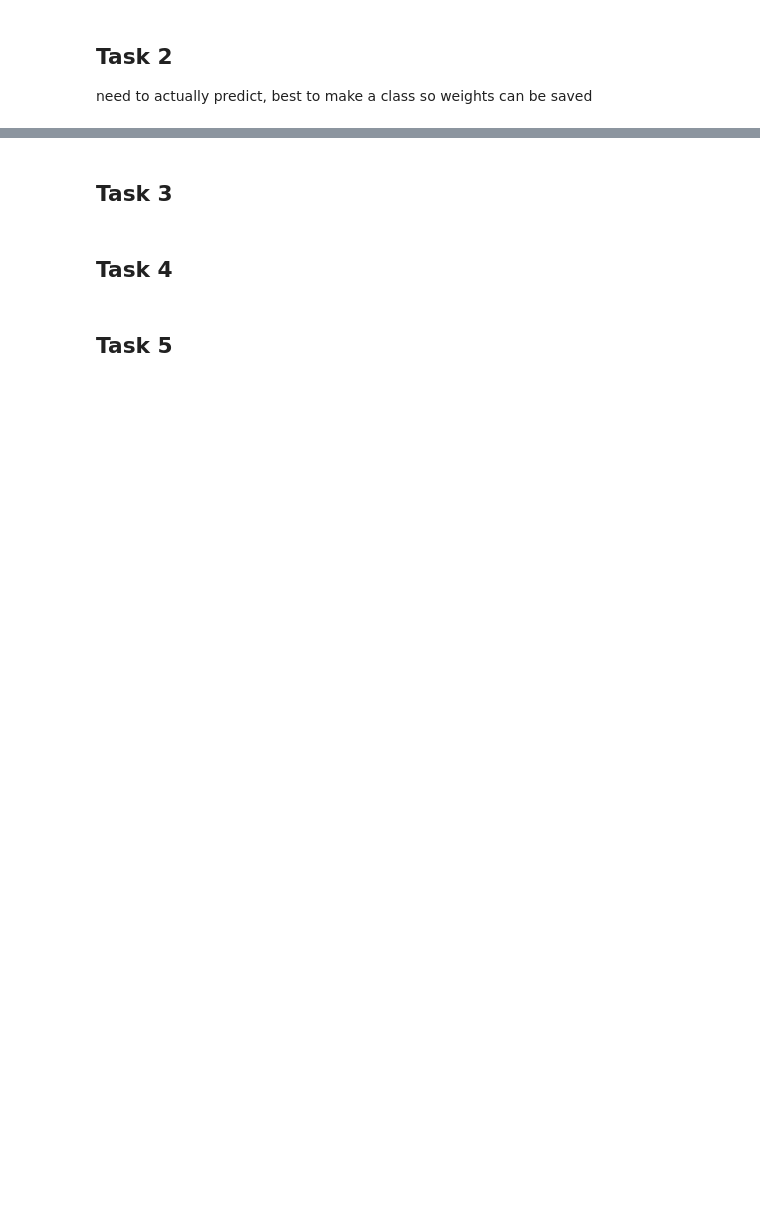
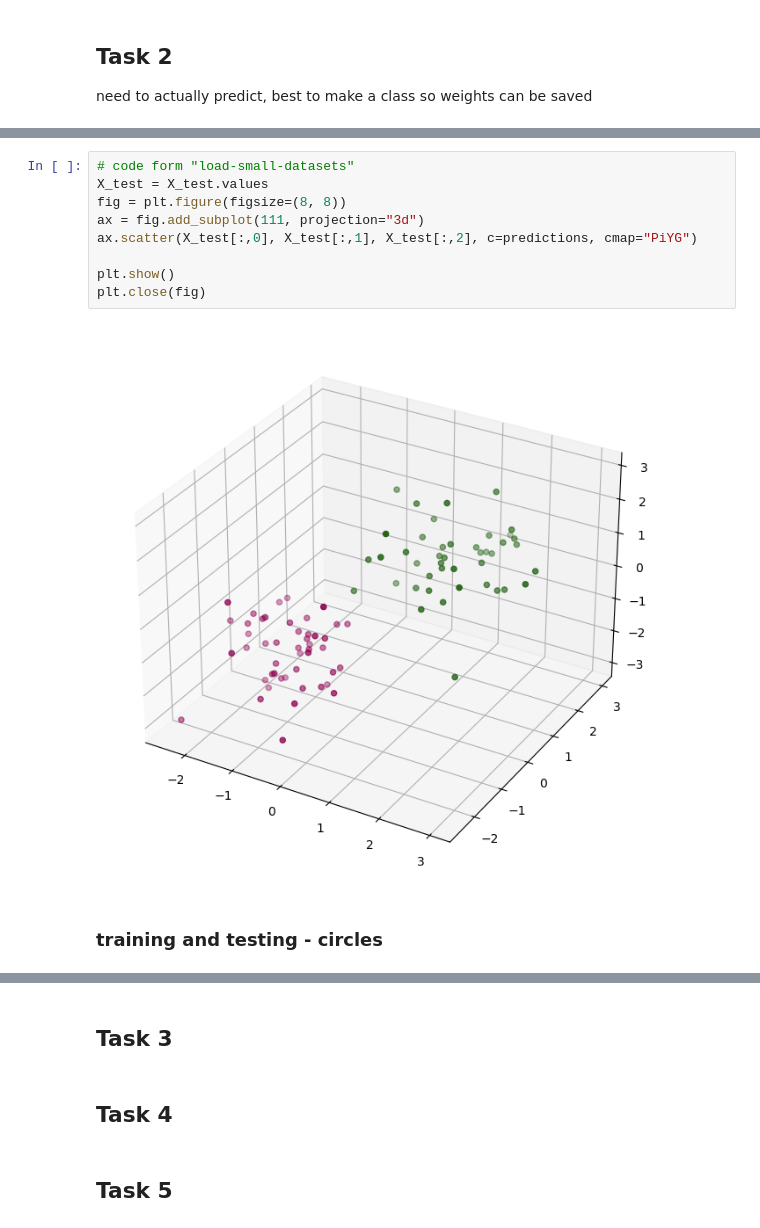
Before and after one commit to Liam-Caffrey/Coded-NN, a Jupyter notebook: deep learning/Assignment1_LiamCaffrey.ipynb, the cells around one changed output, grey strips where cells are left out. Saved outputs shown, nothing was run; the diff lists cells and outputs as text; blank space fills up the shorter version.

```diff
--- a/deep learning/Assignment1_LiamCaffrey.ipynb
+++ b/deep learning/Assignment1_LiamCaffrey.ipynb
@@ -198,0 +335,13 @@ class LogRegNNet:
+# %%
+# code form "load-small-datasets"
+X_test = X_test.values
+fig = plt.figure(figsize=(8, 8))
+ax = fig.add_subplot(111, projection="3d")
+ax.scatter(X_test[:,0], X_test[:,1], X_test[:,2], c=predictions, cmap="PiYG")
+
+plt.show()
+plt.close(fig)
+# %% [output]
+[figure, added]
+# %% [markdown]
+### training and testing - circles
```
Also changed, not shown: parts of 17 cells of this notebook.
